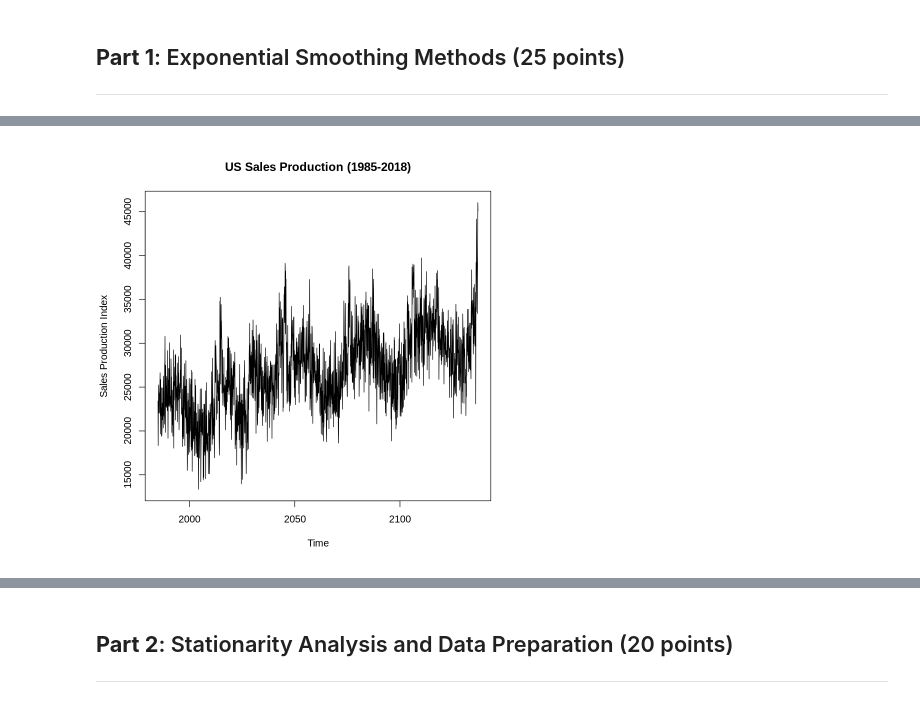
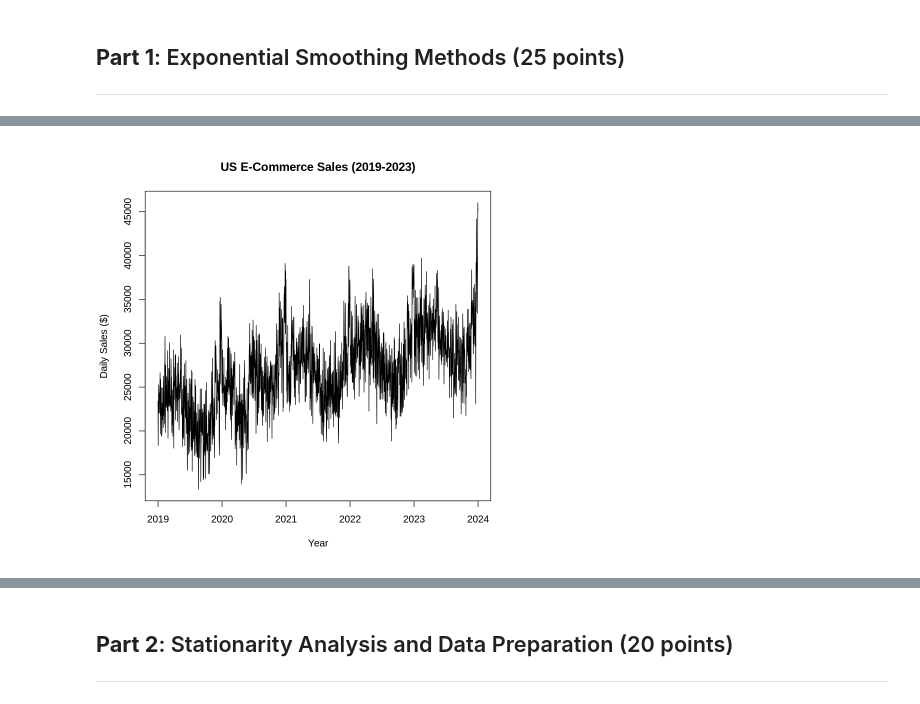
Before and after one commit to caninecrew/hw_5, a Jupyter notebook: HW_5_DS4220_Samuel_Rumbley.ipynb, the cells around one changed output, grey strips where cells are left out. Saved outputs shown, nothing was run; the diff lists cells and outputs as text; code cells hidden in the pictures.

```diff
--- a/HW_5_DS4220_Samuel_Rumbley.ipynb
+++ b/HW_5_DS4220_Samuel_Rumbley.ipynb
@@ -46,10 +38,10 @@ also installing the dependencies ‘RcppTOML’, ‘here’, ‘png’
 # %%
 # Load sales production data
 sales_data <- read.csv("https://raw.githubusercontent.com/caninecrew/hw_5/refs/heads/main/hw5_ecommerce_sales.csv", stringsAsFactors=FALSE)
-sales_data$DATE <- as.Date(sales_data$date, format = "%m/%d/%Y")
-sales_production <- ts(sales_data$daily_sales, start = c(1985, 1), frequency = 12)
+sales_data$date <- as.Date(sales_data$date, format = "%m/%d/%Y")
+sales_production <- ts(sales_data$daily_sales, start = c(2019, 1), frequency = 365)
 
 # Time series visualization
-plot.ts(sales_production, main = "US Sales Production (1985-2018)", ylab = "Sales Production Index")
+plot.ts(sales_production, main = "US E-Commerce Sales (2019-2023)", ylab = "Daily Sales ($)", xlab = "Year")
 # %% [output]
-[figure, old version]
+[figure, new version]
```
Also changed, not shown: parts of 6 cells of this notebook.
